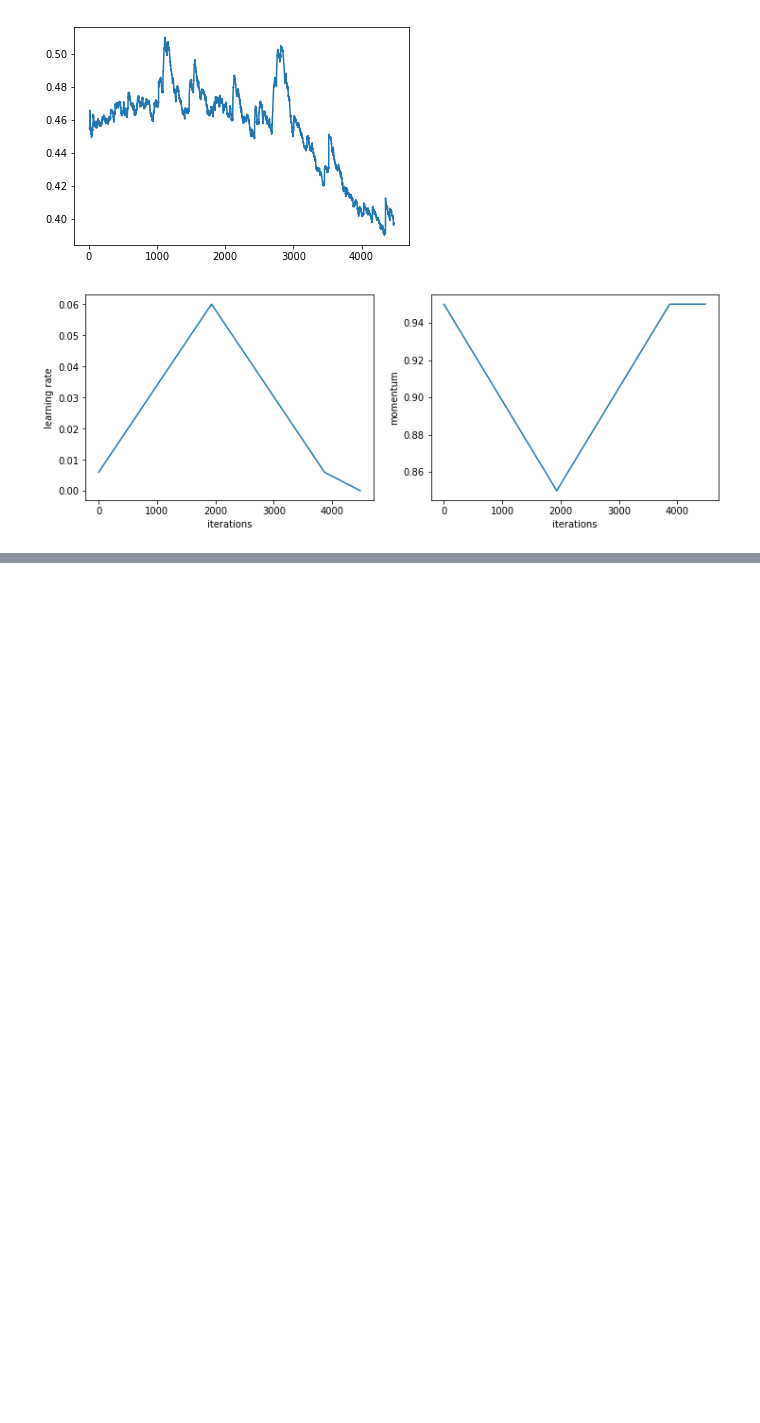
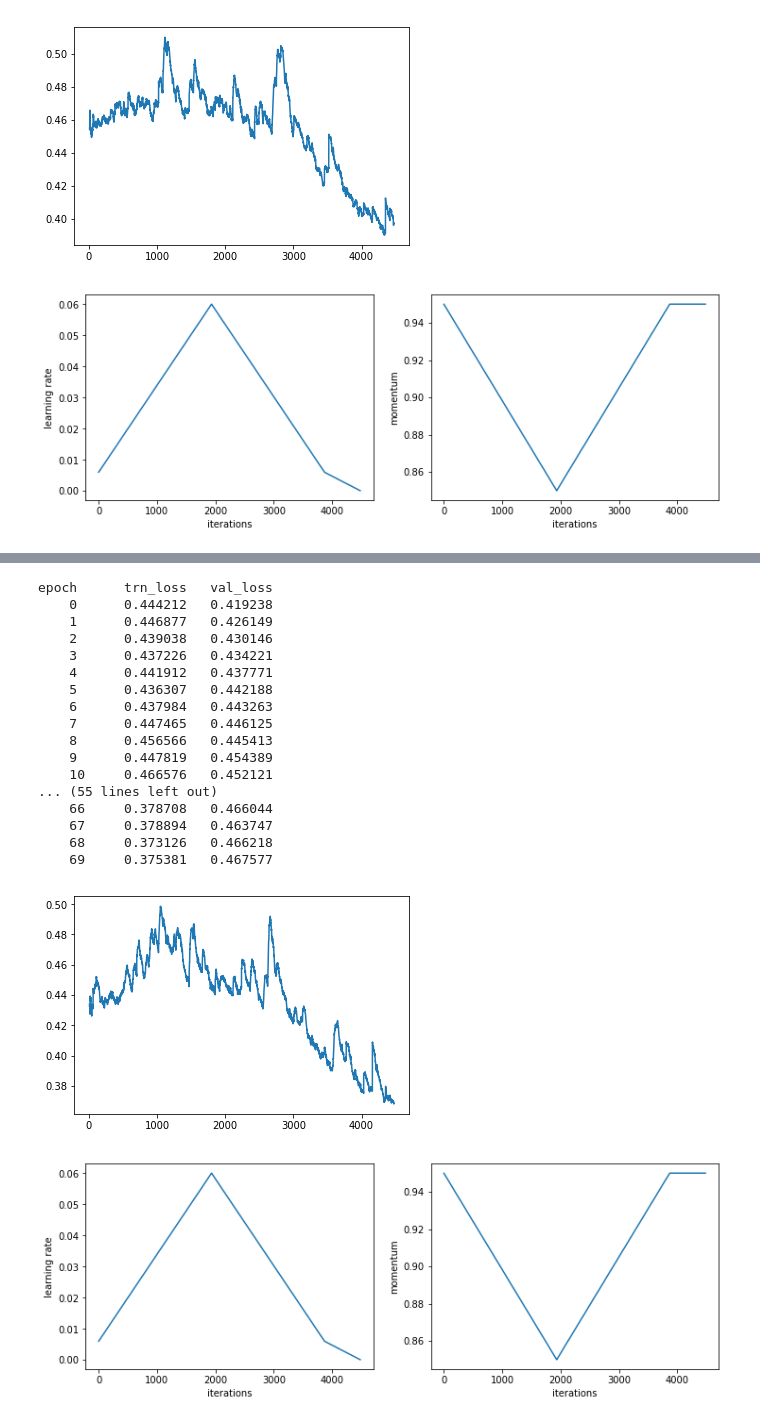
Before and after one commit to Twofyw/landcover-diff, a Jupyter notebook: train_17.ipynb, the cells around one changed output, grey strips where cells are left out. Saved outputs shown, nothing was run; the diff lists cells and outputs as text; code cells hidden in the pictures; blank space fills up the shorter version.

```diff
--- a/train_17.ipynb
+++ b/train_17.ipynb
@@ -145,3 +146,9 @@ epoch      trn_loss   val_loss
     69     0.396179   0.547908
 [figure]
 [figure]
+# %%
+lr = 6 * 1e-1
+sargs = save_args('5_long_run', PATH)
+learner.fit(lr / 10, 1, cycle_len=70, use_clr_beta=(10, 13.68, 0.95, 0.85), wds=1e-4, **sargs)
+save_sched(learner.sched, PATH)
+# %% [output]
@@ -147,0 +156,19 @@ epoch      trn_loss   val_loss
+epoch      trn_loss   val_loss
+    0      0.444212   0.419238
+    1      0.446877   0.426149
+    2      0.439038   0.430146
+    3      0.437226   0.434221
+    4      0.441912   0.437771
+    5      0.436307   0.442188
+    6      0.437984   0.443263
+    7      0.447465   0.446125
+    8      0.456566   0.445413
+    9      0.447819   0.454389
+    10     0.466576   0.452121
+... (55 lines left out)
+    66     0.378708   0.466044
+    67     0.378894   0.463747
+    68     0.373126   0.466218
+    69     0.375381   0.467577
+[figure, added]
+[figure, added]
```
Also changed, not shown: parts of 6 cells of this notebook, 18 other files.
